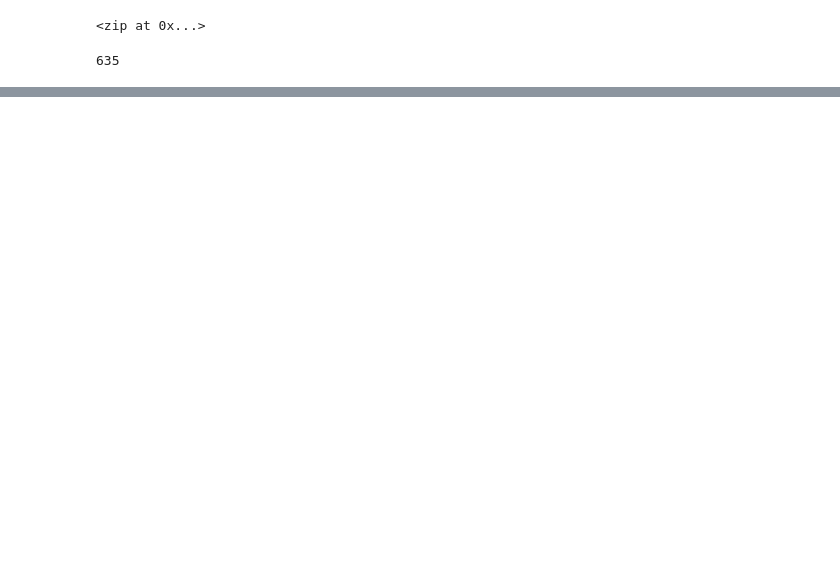
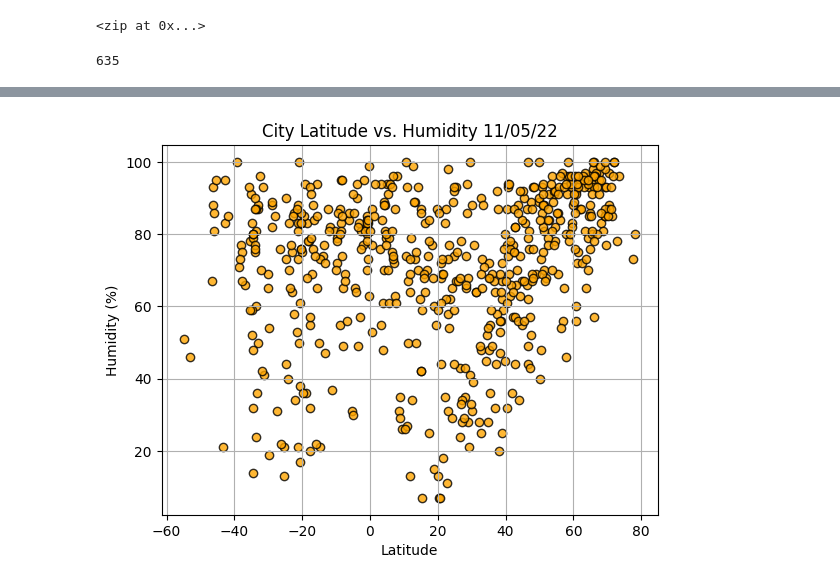
Before and after one commit to jakatz87/World_Weather_Analysis, a Jupyter notebook: WeatherPy.ipynb, the cells around one changed output, grey strips where cells are left out. Cells and saved outputs as stored; diff of their text form; code cells hidden in the pictures; blank space fills up the shorter version.

```diff
--- a/WeatherPy.ipynb
+++ b/WeatherPy.ipynb
@@ -162,0 +159,12 @@ city_data_df.to_csv(output_data_file, index_label="City_ID")
+# %%
+plt.scatter(lats, humidity, facecolor="orange", edgecolor="black", linewidths=1, alpha=.8, label="Cities")
+plt.grid()
+plt.title("City Latitude vs. Humidity (%) 11/05/22")
+
+plt.xlabel("Latitude")
+plt.ylabel("Humidity (%)")
+
+plt.savefig("weather_data/Fig2Humidity.png")
+plt.show()
+# %% [output]
+[figure, added]
```
Also changed, not shown: parts of 15 cells of this notebook, 4 other files.
